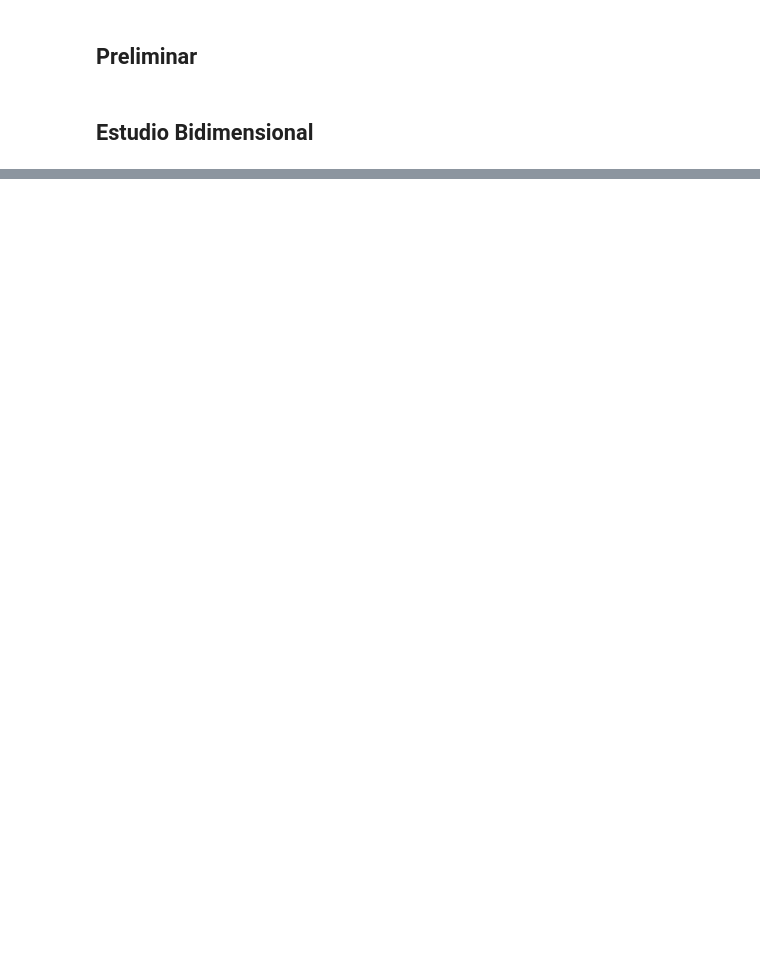
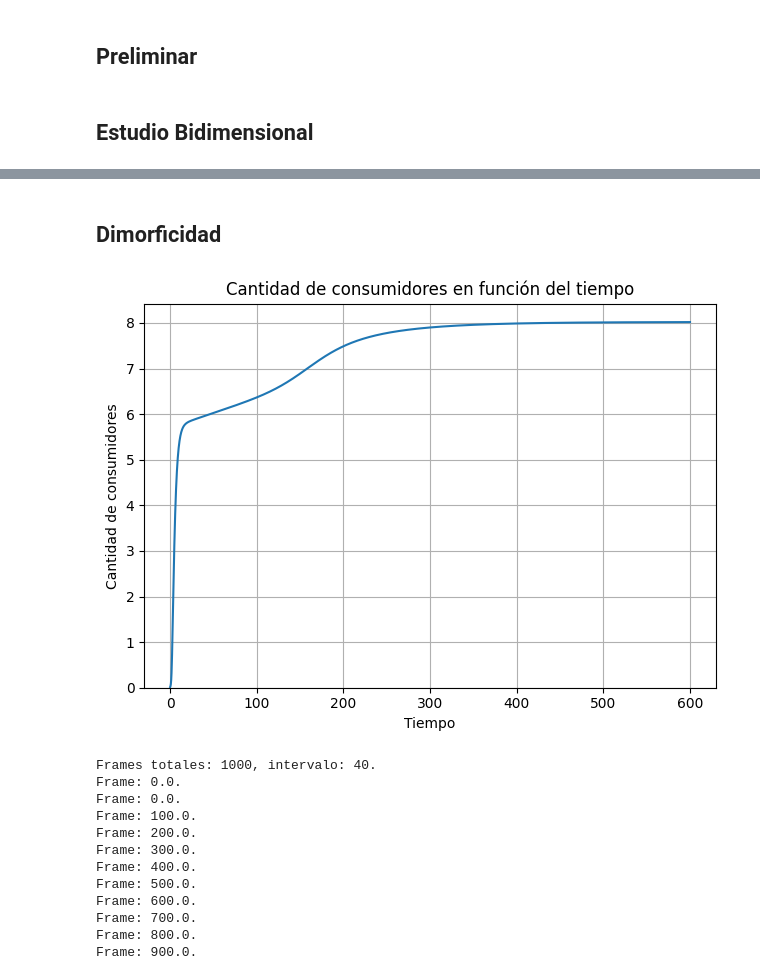
Before and after one commit to chucorate/Dinamica-Adaptativa, a Jupyter notebook: caso_gaussiano_2D.ipynb, the cells around one changed output, grey strips where cells are left out. Saved outputs shown, nothing was run; the diff lists cells and outputs as text; code cells hidden in the pictures; blank space fills up the shorter version.

```diff
--- a/caso_gaussiano_2D.ipynb
+++ b/caso_gaussiano_2D.ipynb
@@ -142 +142,35 @@ Frame: 600.0.
 [interactive output not drawn]
+# %% [markdown]
+## Dimorficidad
+# %%
+EstudioBidimensional.set_resource_consumer_kernel(
+    lambda x, y: kernel_gaussiano(x, y, sigma_K=0.5) # Caso Dimórfico
+)
+
+EstudioBidimensional.solve_by_finite_differences(
+    T=T,
+    n_t=5 * T,
+    n_x=(61, 61),
+    n_y=(61, 61),
+    border_type="neumann",
+    theta=0.5,
+    use_stationary_resource=True,
+)
+
+# EstudioMortalidad.plot.solution_over_time(plot_type="heatmap")
+EstudioBidimensional.plot.consumer_quantity()
+EstudioBidimensional.plot.solution_2D_animation(solution="consumer", speed=3.0)
+# %% [output]
+[figure, added]
+Frames totales: 1000, intervalo: 40.
+Frame: 0.0.
+Frame: 0.0.
+Frame: 100.0.
+Frame: 200.0.
+Frame: 300.0.
+Frame: 400.0.
+Frame: 500.0.
+Frame: 600.0.
+Frame: 700.0.
+Frame: 800.0.
+Frame: 900.0.
```
Also changed, not shown: parts of 5 cells of this notebook.
